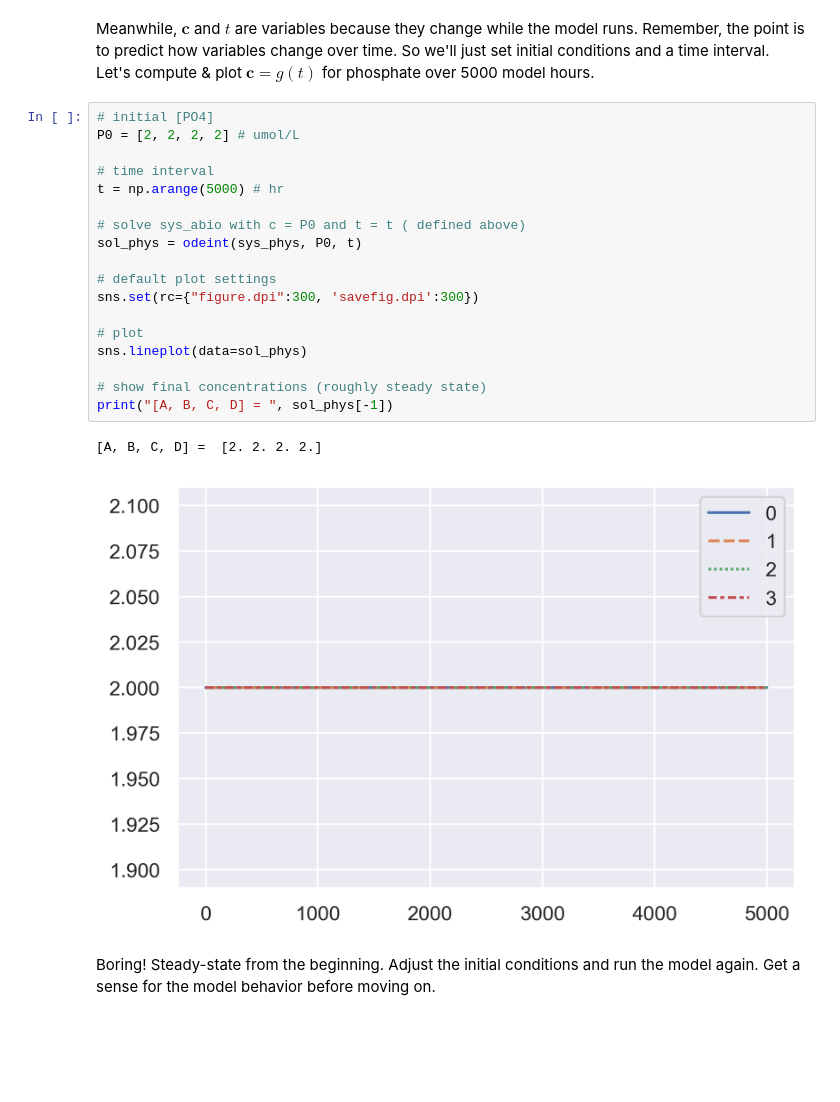
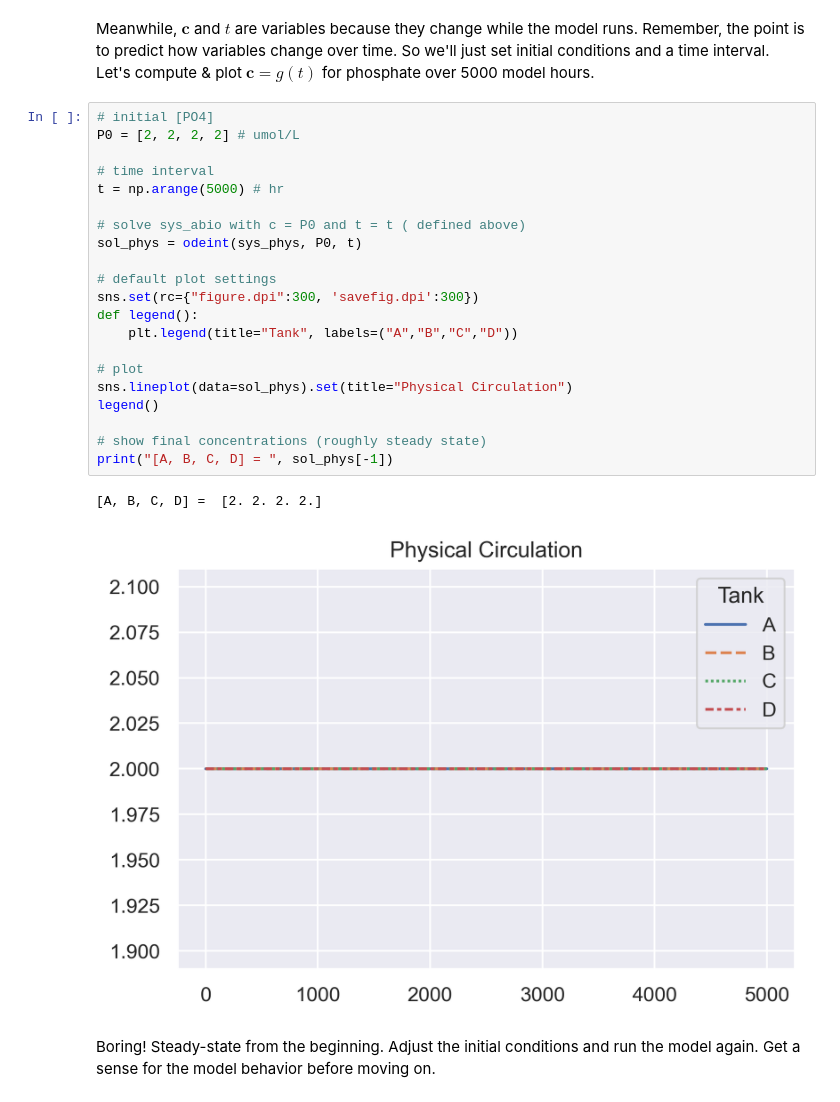
Before and after one commit to hernypeterson/nutrient-model, a Jupyter notebook: nutrient-model.ipynb, the cells around one changed output. Drawn from its saved outputs; the diff is of its cells as text; blank space fills up the shorter version.

Commit message:
added plot titles

```diff
--- a/nutrient-model.ipynb
+++ b/nutrient-model.ipynb
@@ -49,24 +49,27 @@ Meanwhile, $\mathbf{c}$ and $t$ are variables because they change while the mode
 # %%
 # initial [PO4]
 P0 = [2, 2, 2, 2] # umol/L
 
 # time interval
 t = np.arange(5000) # hr
 
 # solve sys_abio with c = P0 and t = t ( defined above)
 sol_phys = odeint(sys_phys, P0, t)
 
 # default plot settings
 sns.set(rc={"figure.dpi":300, 'savefig.dpi':300})
+def legend():
+    plt.legend(title="Tank", labels=("A","B","C","D"))
 
 # plot
-sns.lineplot(data=sol_phys)
+sns.lineplot(data=sol_phys).set(title="Physical Circulation")
+legend()
 
 # show final concentrations (roughly steady state)
 print("[A, B, C, D] = ", sol_phys[-1])
 # %% [output]
 [A, B, C, D] =  [2. 2. 2. 2.]
-[figure, old version]
+[figure, new version]
 # %% [markdown]
 Boring! Steady-state from the beginning. Adjust the initial conditions and run the model again. Get a sense for the model behavior before moving on.
 # %% [markdown]
```
Also changed, not shown: parts of 6 cells of this notebook, 1 other file.
